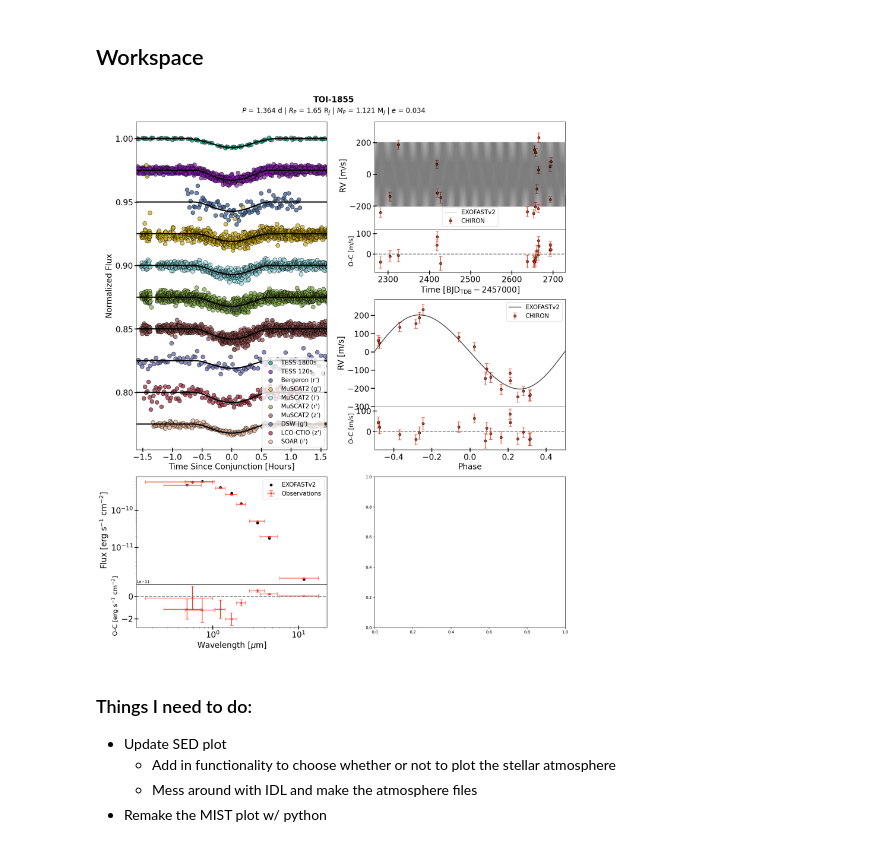
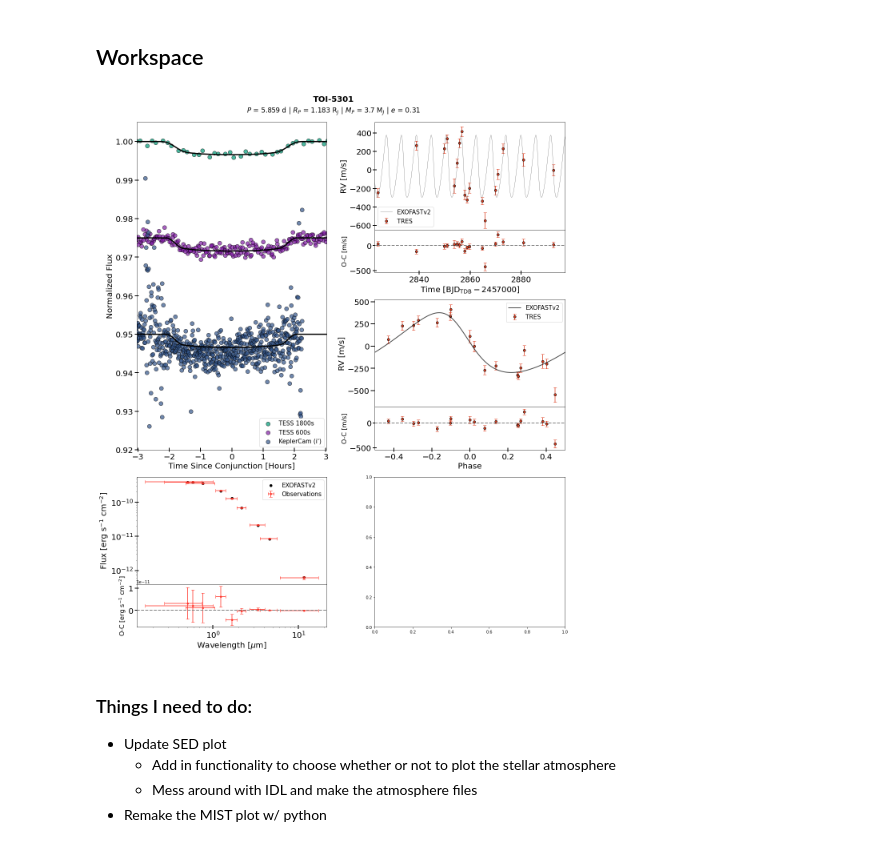
Before and after one commit to jackschulte/system_figure_pipeline, a Jupyter notebook: singleplanetpanel.ipynb, the cells around one changed output. Drawn from its saved outputs; the diff is of its cells as text; code cells hidden in the pictures.

Commit message:
added features for choosing not to save and setting plot limits

```diff
--- a/singleplanetpanel.ipynb
+++ b/singleplanetpanel.ipynb
@@ -35,7 +35,7 @@ def t_phase_folded(t, per, t0):
     t_phase_folded = (t - t0)/per - np.floor((t - t0)/per + 0.5) # centers on zero
     return t_phase_folded
 
-def gen1pagefig(object_name, lcnames, rvnames, path = 'data/', file_prefix = '.MIST.SED.', external_MIST = False):
+def gen1pagefig(object_name, lcnames, rvnames, path = 'data/', file_prefix = '.MIST.SED.', tranplot_ylim = None, external_MIST = False, save = True):
     '''
     object_name: a string containing the planet's name. Ex: '1855' for toi-1855
 
@@ -48,7 +48,11 @@ def gen1pagefig(object_name, lcnames, rvnames, path = 'data/', file_prefix = '.M
 
     file_prefix: a string containing the prefix that the EXOFASTv2 output files have, following the object name. Ex: '.MIST.SED.'
 
+    tranplot_ylim: an array containing the y-axis limits of the transit plot that can be passed if there are significant outliers in the lightcurves. Should be in the format [ymin, ymax].
+
     external_MIST: a boolean to determine whether or not an external PDF figure of the MIST evolution plot is being used
+
+    save: a boolean for whether or not the function should save the figure in a directory named 'output'
     '''
 
     # Determining which TESS data are being used
@@ -290,8 +294,8 @@ def gen1pagefig(object_name, lcnames, rvnames, path = 'data/', file_prefix = '.M
     ax1.set_xlim([xmin,xmax])
     ymin = 1 - 0.025 * (i + TESS_lc_index + 1) - 0.0125
     ymax = 1.0125
-    # uncomment the below line if you want to set y limits. I commented it out because there were situations where data were being cut off
-    # ax1.set_ylim([ymin, ymax])
+    if tranplot_ylim != None:
+        ax1.set_ylim(tranplot_ylim)
 
     ax1.set_xlabel('Time Since Conjunction [Hours]', fontsize = 20)
     ax1.set_ylabel('Normalized Flux', fontsize = 20)
@@ -423,35 +427,36 @@ def gen1pagefig(object_name, lcnames, rvnames, path = 'data/', file_prefix = '.M
     plt.tight_layout(pad=2.5, h_pad=1)
 
     # Saves the figure to your local directory in a subdirectory named 'output'
-    if os.path.exists('output') == False:
-        os.mkdir('output')
-    plt.savefig(f'output/fullpagefig_{object_name}.png', bbox_inches='tight')
+    if save == True:
+        if os.path.exists('output') == False:
+            os.mkdir('output')
+        plt.savefig(f'output/fullpagefig_{object_name}.png', bbox_inches='tight')
 # %% [markdown]
 ## Workspace
 # %%
 # Lightcurve file names for Cargo 3 targets
 lcnames_1855 = ['TESS 1800', 'Bergeron (r\')', 'MuSCAT2 (g\')', 'MuSCAT2 (i\')', 'MuSCAT2 (r\')', 'MuSCAT2 (z\')', 'DSW (g\')', 'LCO-CTIO (z\')', 'TESS 120', 'SOAR (i\')']
 lcnames_2107 = ['TESS 1800', 'LCO-SSO (i\')', 'TESS 600', 'LCO-SAAO (g\')', 'LCO-SAAO (z\')', 'TRAPPIST-South (B)']
 lcnames_2368 = ['TESS 1800', 'TESS 1800', 'El Sauce (R)', 'Hwd (R)', 'TESS 600', 'LCO-SSO (g\')', 'LCO-SSO (i\')', 'TESS 600', 'SOAR (i\')', 'TESS 120', \
     'TESS 120', 'LCO-CTIO 27s (i\')', 'LCO-CTIO 40s (i\')']
 lcnames_3129 = ['TESS 1800', 'TESS 600', 'Brierfield (R)', 'LCO-CTIO (i\')', 'SOAR (i\')']
 lcnames_3321 = ['TESS 1800', 'TESS 1800', 'LCO-SAAO (z\')']
 lcnames_3894 = ['TESS 1800', 'TESS 1800', 'TESS 1800', 'KeplerCam (i\')', 'TESS 120', 'KeplerCam (B)', 'Acton Sky Portal (R)']
 lcnames_3919 = ['TESS 1800', 'TESS 1800', 'CALOU (R)', 'TESS 120', 'TESS 120', 'KeplerCam (i\')', 'WCO (r\')', 'LCO-McD (i\')']
 lcnames_4153 = ['TESS 1800', 'TESS 1800', 'TESS 1800', 'TESS 1800', 'TESS 1800', 'TESS 120', 'MSU (V) 2022-07-03', 'MSU (V) 2022-08-09', 'CRCAO-KU (B)', 'CRCAO-KU (I)', 'TESS 120', 'TESS 120', 'TESS 120']
 lcnames_5232 = ['TESS 1800', 'TESS 600', 'TESS 600', 'TESS 600', 'TESS 600', 'ULMT (R)', 'LCO-McD (i\')']
 lcnames_5301 = ['TESS 1800', 'TESS 600', 'TESS 600', 'KeplerCam (i\')']
 
 # RV instruments
 rvnames_2107 = ['CHIRON (fiber)', 'CHIRON (slicer)']
 rvnames_3894 = ['NEID', 'TRES']
 
 # Running the pipeline
-object_name = 'TOI-1855'
-rvnames = ['CHIRON']
-gen1pagefig(object_name, lcnames_1855, rvnames, external_MIST=False)
+object_name = 'TOI-5301'
+rvnames = ['TRES']
+gen1pagefig(object_name, lcnames_5301, rvnames, external_MIST=False, tranplot_ylim=[0.92, 1.005])
 # %% [output]
-[figure, old version]
+[figure, new version]
 # %% [markdown]
 ### Things I need to do:
 - Update SED plot
```
